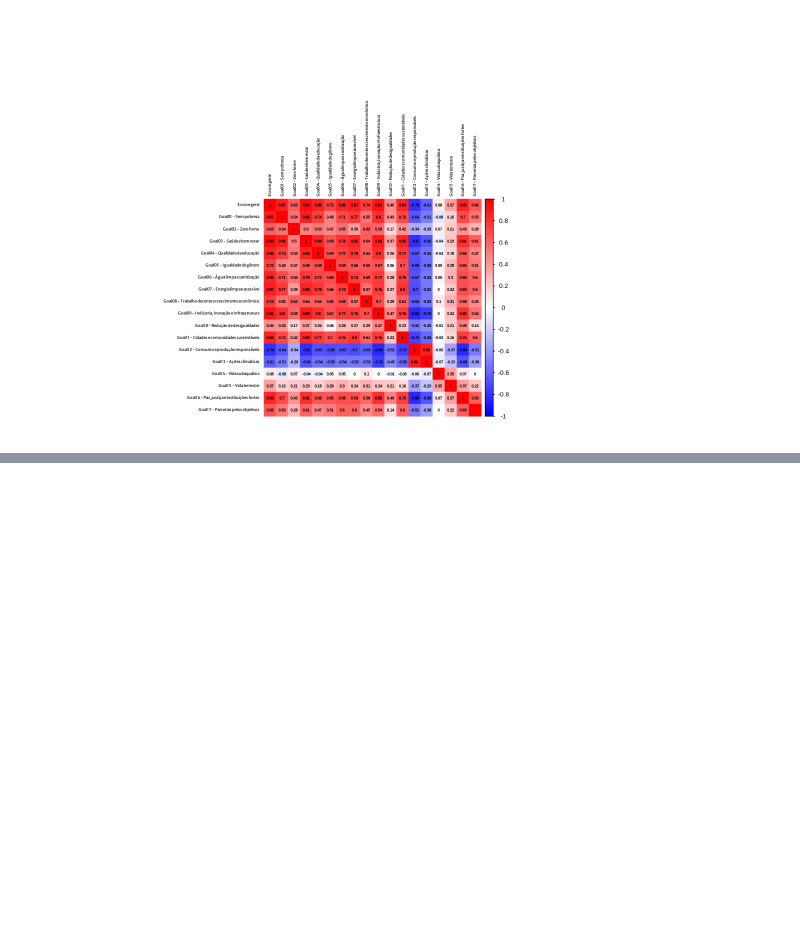
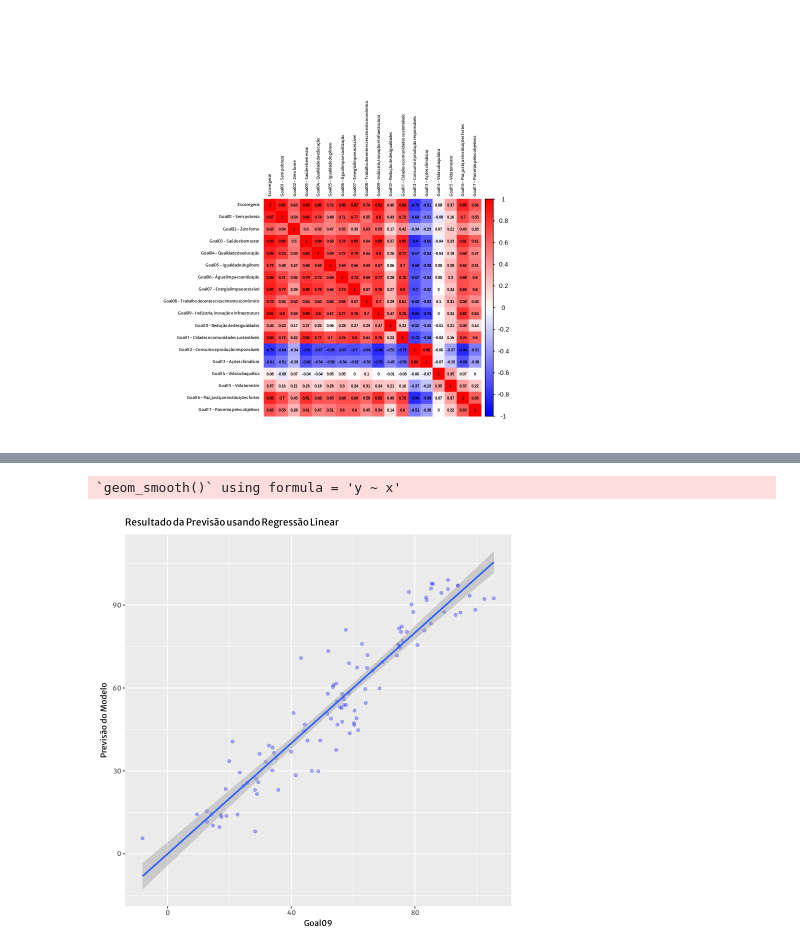
Before and after one commit to ramonferrari/mpgc_ti, a Jupyter notebook: DAV_S2023_Códigos_Pré_Projeto.ipynb, the cells around one changed output, grey strips where cells are left out. Saved outputs shown, nothing was run; the diff lists cells and outputs as text; code cells hidden in the pictures; blank space fills up the shorter version.

```diff
--- a/DAV_S2023_Códigos_Pré_Projeto.ipynb
+++ b/DAV_S2023_Códigos_Pré_Projeto.ipynb
@@ -339,0 +364,8 @@ png
+# %%
+# Exclui variável score (é a média das outras e pode resultar em multicolinearidade)
+dfmod<-na.omit(df[,5:21])
+dim(dfmod)
+names(dfmod)
+str(dfmod)
+names(dfmod)[1:17] <- sprintf("Goal%02d", 1:17)
+names(dfmod)
@@ -339,0 +414,6 @@ png
+# %%
+set.seed(314)
+model1<- lm(Goal09~.,data = dfmod)
+summary(model1)
+model2<- lm(Goal09~Goal02+Goal03+Goal13+Goal16,data = dfmod)
+summary(model2)
@@ -339,0 +458,15 @@ png
+# %%
+y_Model2 <- predict(model2, dfmod)
+dfmod$Model2 <- y_Model2
+
+g2 <- ggplot(dfmod, aes(x=Model2, y=Goal09)) +
+  geom_point(alpha=.3,color='blue') +
+  geom_smooth(method=lm) +
+  ggtitle("Resultado da Previsão usando Regressão Linear")+
+  xlab("Goal09") + ylab("Previsão do Modelo")+
+  theme(axis.title = element_text(family = "merri"),title = element_text(family = "merri",size = 12))+
+  theme(text = element_text(size=12,family = "merri"))
+g2
+# %% [output]
+`geom_smooth()` using formula = 'y ~ x'
+[figure, added]
```
Also changed, not shown: parts of 9 cells of this notebook.
